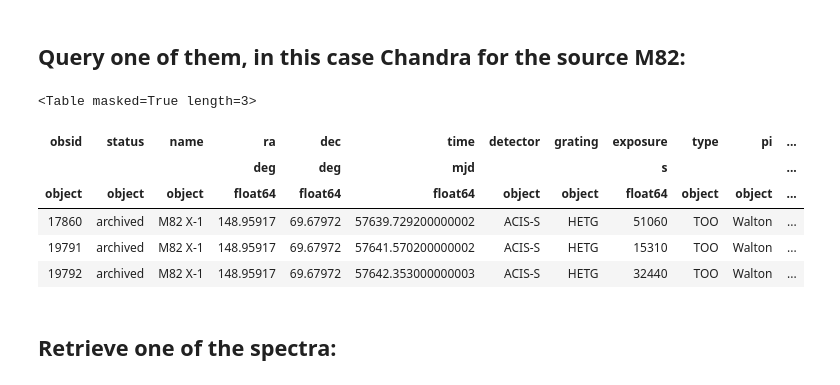
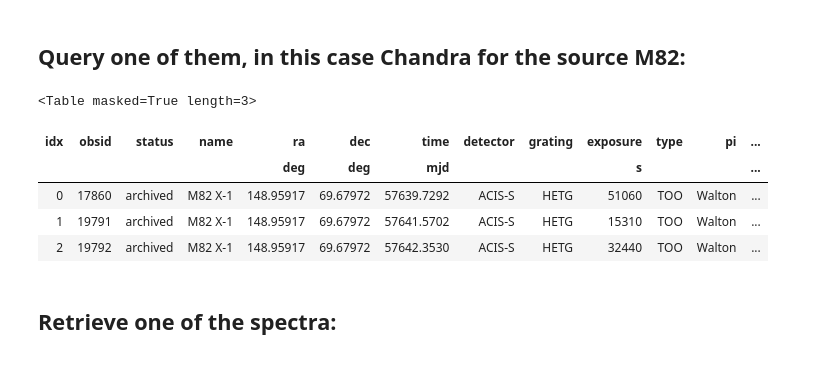
Before and after one commit to NASA-NAVO/aas_workshop_2018, a Jupyter notebook: heasarc/heasarc_Spectral_Access.ipynb, the cells around one changed output. Cells and saved outputs as stored; diff of their text form; code cells hidden in the pictures.

```diff
--- a/heasarc/heasarc_Spectral_Access.ipynb
+++ b/heasarc/heasarc_Spectral_Access.ipynb
@@ -52,24 +54,24 @@ table
 # %%
 ## Sometimes this does nothing but time out!
 #import astropy.coordinates as coord
 #m82=coord.SkyCoord.from_name("m82")
 #pos='{},{}'.format(m82.ra.deg,m82.dec.deg)
 pos='148.968458,69.679703' # M82
 #pos='83.633083,22.014500' # crab
 #pos='191.542417,30.731583' #mice
 params = {'table': 'chanmaster',"POS":pos,"SIZE":"0.1", "REQUEST":"queryData"}
 r = requests.get('https://heasarc.nasa.gov/xamin/vo/ssa', params=params)
 #print(r.content)
 spec_table = Table.read(io.BytesIO(r.content))
-spec_table
+spec_table['time'].format='.4f'
+spec_table.show_in_notebook()
 # %% [output]
 <Table masked=True length=3>
-| obsid | status | name | ra | dec | time | detector | grating | exposure | type | pi | ... |
-|  |  |  | deg | deg | mjd |  |  | s |  |  | ... |
-| object | object | object | float64 | float64 | float64 | object | object | float64 | object | object | ... |
-| 17860 | archived | M82 X-1 | 148.95917 | 69.67972 | 57639.729200000002 | ACIS-S | HETG | 51060 | TOO | Walton | ... |
-| 19791 | archived | M82 X-1 | 148.95917 | 69.67972 | 57641.570200000002 | ACIS-S | HETG | 15310 | TOO | Walton | ... |
-| 19792 | archived | M82 X-1 | 148.95917 | 69.67972 | 57642.353000000003 | ACIS-S | HETG | 32440 | TOO | Walton | ... |
+| idx | obsid | status | name | ra | dec | time | detector | grating | exposure | type | pi | ... |
+|  |  |  |  | deg | deg | mjd |  |  | s |  |  | ... |
+| 0 | 17860 | archived | M82 X-1 | 148.95917 | 69.67972 | 57639.7292 | ACIS-S | HETG | 51060 | TOO | Walton | ... |
+| 1 | 19791 | archived | M82 X-1 | 148.95917 | 69.67972 | 57641.5702 | ACIS-S | HETG | 15310 | TOO | Walton | ... |
+| 2 | 19792 | archived | M82 X-1 | 148.95917 | 69.67972 | 57642.3530 | ACIS-S | HETG | 32440 | TOO | Walton | ... |
 # %% [markdown]
 ## Retrieve one of the spectra:
 # %%
```
Also changed, not shown: parts of 18 cells of this notebook, 1 other file.
